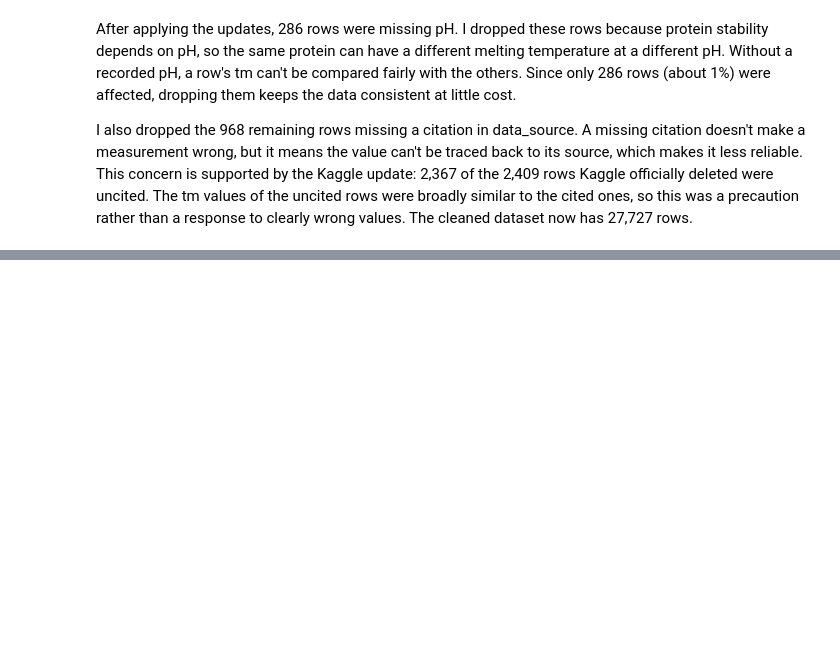
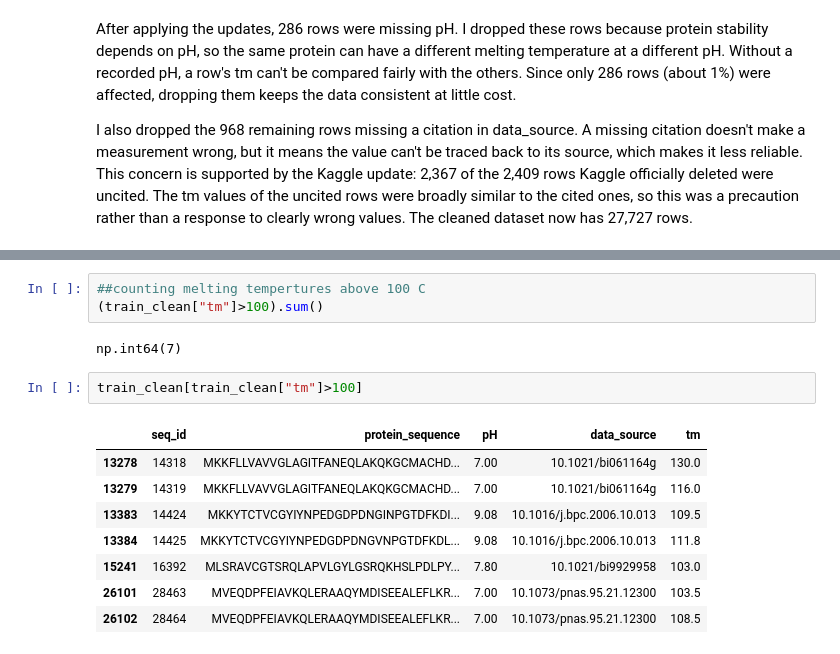
Before and after one commit to Mx1a/protein-stability, a Jupyter notebook: data_quality_review.ipynb, the cells around one changed output, grey strips where cells are left out. Saved outputs shown, nothing was run; the diff lists cells and outputs as text; blank space fills up the shorter version.

```diff
--- a/data_quality_review.ipynb
+++ b/data_quality_review.ipynb
@@ -232,0 +266,16 @@ I also dropped the 968 remaining rows missing a citation in data_source. A missi
+# %%
+##counting melting tempertures above 100 C
+(train_clean["tm"]>100).sum()
+# %% [output]
+np.int64(7)
+# %%
+train_clean[train_clean["tm"]>100]
+# %% [output]
+|  | seq_id | protein_sequence | pH | data_source | tm |
+| 13278 | 14318 | MKKFLLVAVVGLAGITFANEQLAKQKGCMACHD... | 7.00 | 10.1021/bi061164g | 130.0 |
+| 13279 | 14319 | MKKFLLVAVVGLAGITFANEQLAKQKGCMACHD... | 7.00 | 10.1021/bi061164g | 116.0 |
+| 13383 | 14424 | MKKYTCTVCGYIYNPEDGDPDNGINPGTDFKDI... | 9.08 | 10.1016/j.bpc.2006.10.013 | 109.5 |
+| 13384 | 14425 | MKKYTCTVCGYIYNPEDGDPDNGVNPGTDFKDL... | 9.08 | 10.1016/j.bpc.2006.10.013 | 111.8 |
+| 15241 | 16392 | MLSRAVCGTSRQLAPVLGYLGSRQKHSLPDLPY... | 7.80 | 10.1021/bi9929958 | 103.0 |
+| 26101 | 28463 | MVEQDPFEIAVKQLERAAQYMDISEEALEFLKR... | 7.00 | 10.1073/pnas.95.21.12300 | 103.5 |
+| 26102 | 28464 | MVEQDPFEIAVKQLERAAQYMDISEEALEFLKR... | 7.00 | 10.1073/pnas.95.21.12300 | 108.5 |
```
Also changed, not shown: parts of 18 cells of this notebook.
